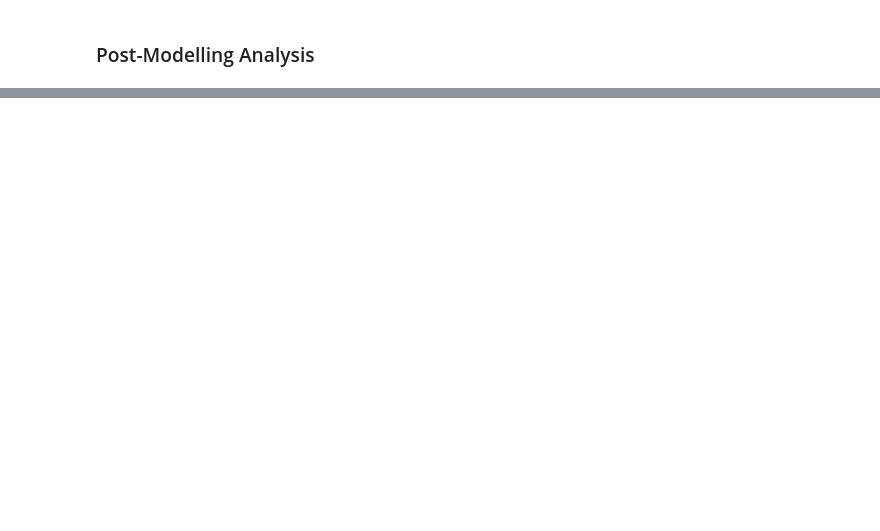
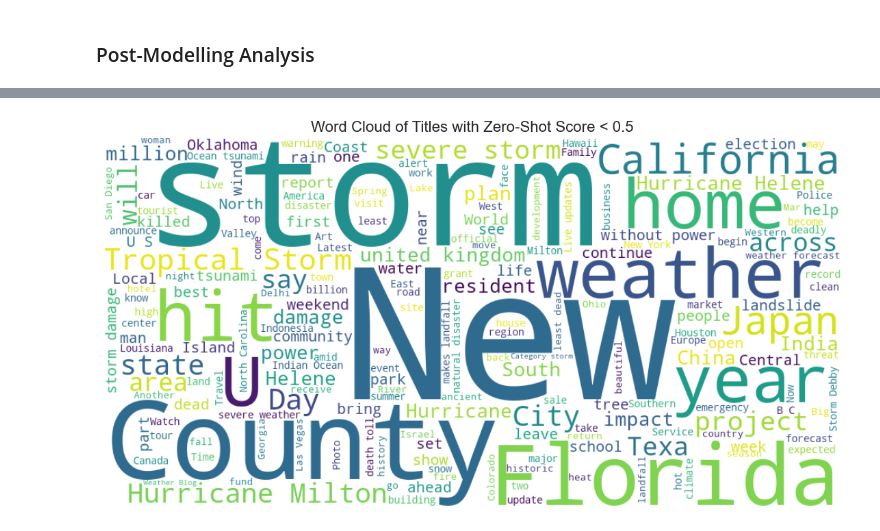
Before and after one commit to james-lunt/Nat_Cat_Events, a Jupyter notebook: src/3_Data_Segmentation.ipynb, the cells around one changed output, grey strips where cells are left out. Saved outputs shown, nothing was run; the diff lists cells and outputs as text; code cells hidden in the pictures; blank space fills up the shorter version.

Commit message:
segmentation results

```diff
--- a/src/3_Data_Segmentation.ipynb
+++ b/src/3_Data_Segmentation.ipynb
@@ -88,5 +95,7 @@ preprocessed_df.head()
 preprocessed_df.to_csv('segmented_result.csv', index=False)
 # %% [markdown]
 ### Post-Modelling Analysis
+# %%
+preprocessed_df = pd.read_csv('segmented_result.csv')
 # %%
 preprocessed_df['natural_catastrophe_event'].value_counts()
@@ -149,19 +182,21 @@ plt.show()
 # %%
 import matplotlib.pyplot as plt
 
 # Filter titles with low confidence
-low_score_titles = preprocessed_df[preprocessed_df["zero_shot_score"] < 0.4]["title"]
+low_score_titles = preprocessed_df[preprocessed_df["zero_shot_score"] < 0.5]["title"]
 
 # Combine all titles into one string
 text_blob = " ".join(low_score_titles.astype(str).tolist())
 
 # Generate word cloud
 wordcloud = WordCloud(width=1000, height=500, background_color="white", colormap="viridis").generate(text_blob)
 
 # Plot
 plt.figure(figsize=(12, 6))
 plt.imshow(wordcloud, interpolation="bilinear")
 plt.axis("off")
-plt.title("Word Cloud of Titles with Zero-Shot Score < 0.4", fontsize=16)
+plt.title("Word Cloud of Titles with Zero-Shot Score < 0.5", fontsize=16)
 plt.tight_layout()
 plt.show()
+# %% [output]
+[figure, added]
```
Also changed, not shown: parts of 7 cells of this notebook, 1 other file.
